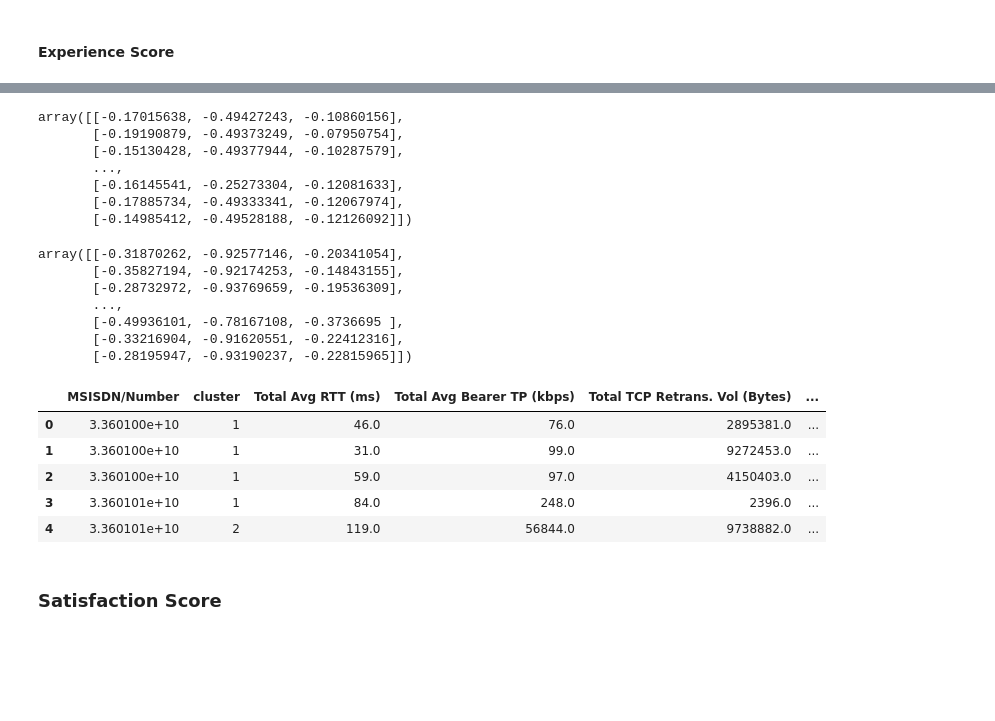
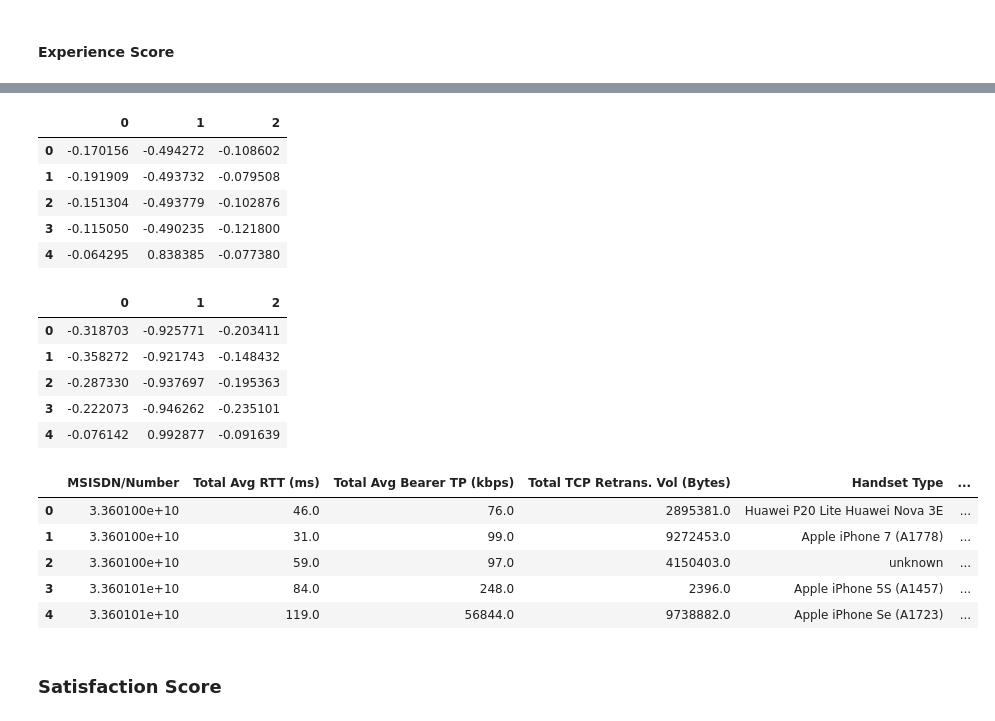
Before and after one commit to Samrawit02/Telecommunication-Data-Analysis, a Jupyter notebook: notebooks/User satisfaction analysis.ipynb, the cells around one changed output, grey strips where cells are left out. Saved outputs shown, nothing was run; the diff lists cells and outputs as text; code cells hidden in the pictures; blank space fills up the shorter version.

```diff
--- a/notebooks/User satisfaction analysis.ipynb
+++ b/notebooks/User satisfaction analysis.ipynb
@@ -31,0 +31,3 @@ user_engagement_df.head()
+# %%
+user_experince_df = pd.read_csv("../data/user_experience_data.csv")
+user_experince_df.head()
@@ -82,30 +98,28 @@ IndexError: index 3 is out of bounds for axis 0 with size 3
 # %%
-exp_df = user_experience_df.set_index('MSISDN/Number')[
-    ['Total Avg RTT (ms)', 'Total Avg Bearer TP (kbps)', 'Total TCP Retrans. Vol (Bytes)']]
+exp_df = user_experince_df.set_index('MSISDN/Number')[
+     ['Total Avg RTT (ms)', 'Total Avg Bearer TP (kbps)', 'Total TCP Retrans. Vol (Bytes)']]
 # %%
 # scale data
 scaler = StandardScaler()
 scaled_data = scaler.fit_transform(exp_df)
-scaled_data
+pd.DataFrame(scaled_data).head()
 # %% [output]
-array([[-0.17015638, -0.49427243, -0.10860156],
-       [-0.19190879, -0.49373249, -0.07950754],
-       [-0.15130428, -0.49377944, -0.10287579],
-       ...,
-       [-0.16145541, -0.25273304, -0.12081633],
-       [-0.17885734, -0.49333341, -0.12067974],
-       [-0.14985412, -0.49528188, -0.12126092]])
+|  | 0 | 1 | 2 |
+| 0 | -0.170156 | -0.494272 | -0.108602 |
+| 1 | -0.191909 | -0.493732 | -0.079508 |
+| 2 | -0.151304 | -0.493779 | -0.102876 |
+| 3 | -0.115050 | -0.490235 | -0.121800 |
+| 4 | -0.064295 | 0.838385 | -0.077380 |
 # %%
 normalized_data = normalize(scaled_data)
-normalized_data
+pd.DataFrame(normalized_data).head()
 # %% [output]
-array([[-0.31870262, -0.92577146, -0.20341054],
-       [-0.35827194, -0.92174253, -0.14843155],
-       [-0.28732972, -0.93769659, -0.19536309],
-       ...,
-       [-0.49936101, -0.78167108, -0.3736695 ],
-       [-0.33216904, -0.91620551, -0.22412316],
-       [-0.28195947, -0.93190237, -0.22815965]])
+|  | 0 | 1 | 2 |
+| 0 | -0.318703 | -0.925771 | -0.203411 |
+| 1 | -0.358272 | -0.921743 | -0.148432 |
+| 2 | -0.287330 | -0.937697 | -0.195363 |
+| 3 | -0.222073 | -0.946262 | -0.235101 |
+| 4 | -0.076142 | 0.992877 | -0.091639 |
 # %%
 with open("../models/user_experience.pkl", "rb") as f:
     kmeans2 = pickle.load(f)
@@ -115,16 +129,16 @@ worst_experience_cluster = 1
 # %%
 distance = kmeans2.fit_transform(normalized_data)
 distance_from_worst_experience_cluster = list(
     map(lambda x: x[worst_experience_cluster], distance))
-user_experience_df['experience_score'] = distance_from_worst_experience_cluster
-user_experience_df.head()
+user_experince_df['experience_score'] = distance_from_worst_experience_cluster
+user_experince_df.head()
 # %% [output]
-|  | MSISDN/Number | cluster | Total Avg RTT (ms) | Total Avg Bearer TP (kbps) | Total TCP Retrans. Vol (Bytes) | ... |
-| 0 | 3.360100e+10 | 1 | 46.0 | 76.0 | 2895381.0 | ... |
-| 1 | 3.360100e+10 | 1 | 31.0 | 99.0 | 9272453.0 | ... |
-| 2 | 3.360100e+10 | 1 | 59.0 | 97.0 | 4150403.0 | ... |
-| 3 | 3.360101e+10 | 1 | 84.0 | 248.0 | 2396.0 | ... |
-| 4 | 3.360101e+10 | 2 | 119.0 | 56844.0 | 9738882.0 | ... |
+|  | MSISDN/Number | Total Avg RTT (ms) | Total Avg Bearer TP (kbps) | Total TCP Retrans. Vol (Bytes) | Handset Type | ... |
+| 0 | 3.360100e+10 | 46.0 | 76.0 | 2895381.0 | Huawei P20 Lite Huawei Nova 3E | ... |
+| 1 | 3.360100e+10 | 31.0 | 99.0 | 9272453.0 | Apple iPhone 7 (A1778) | ... |
+| 2 | 3.360100e+10 | 59.0 | 97.0 | 4150403.0 | unknown | ... |
+| 3 | 3.360101e+10 | 84.0 | 248.0 | 2396.0 | Apple iPhone 5S (A1457) | ... |
+| 4 | 3.360101e+10 | 119.0 | 56844.0 | 9738882.0 | Apple iPhone Se (A1723) | ... |
 # %% [markdown]
 ### Satisfaction Score
 # %%
```
Also changed, not shown: parts of 17 cells of this notebook, 3 other files.
